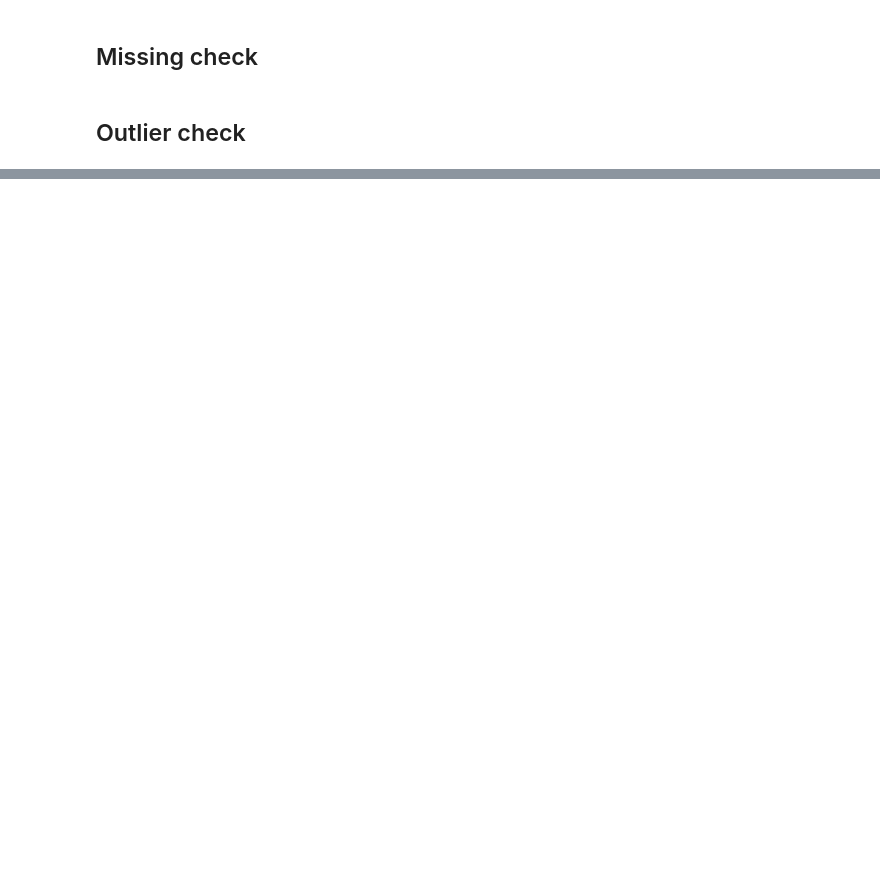
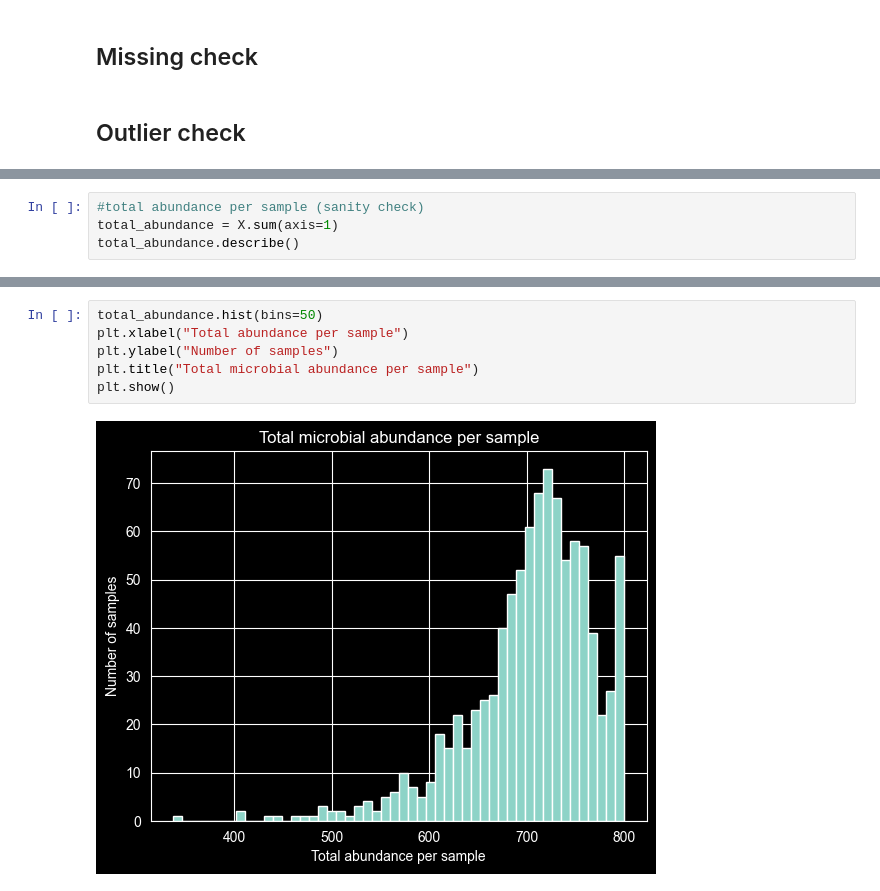
Before and after one commit to MAI-David/Data-analysis, a Jupyter notebook: notebooks/data-pipeline.ipynb, the cells around one changed output, grey strips where cells are left out. Cells and saved outputs as stored; diff of their text form; blank space fills up the shorter version.

```diff
--- a/notebooks/data-pipeline.ipynb
+++ b/notebooks/data-pipeline.ipynb
@@ -58,0 +181,4 @@ print(f"Merged dataframe shape: {merged_samples.shape}")
+# %%
+#total abundance per sample (sanity check)
+total_abundance = X.sum(axis=1)
+total_abundance.describe()
@@ -58,0 +195,8 @@ print(f"Merged dataframe shape: {merged_samples.shape}")
+# %%
+total_abundance.hist(bins=50)
+plt.xlabel("Total abundance per sample")
+plt.ylabel("Number of samples")
+plt.title("Total microbial abundance per sample")
+plt.show()
+# %% [output]
+[figure, added]
```
Also changed, not shown: parts of 19 cells of this notebook.
